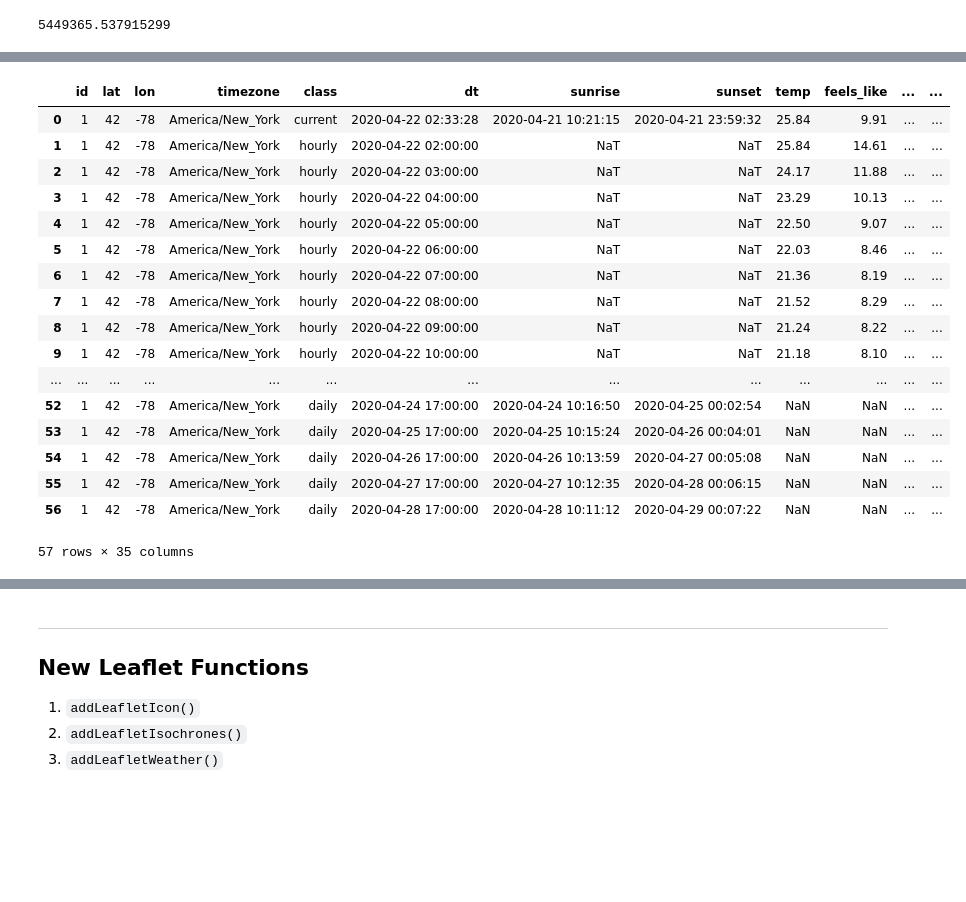
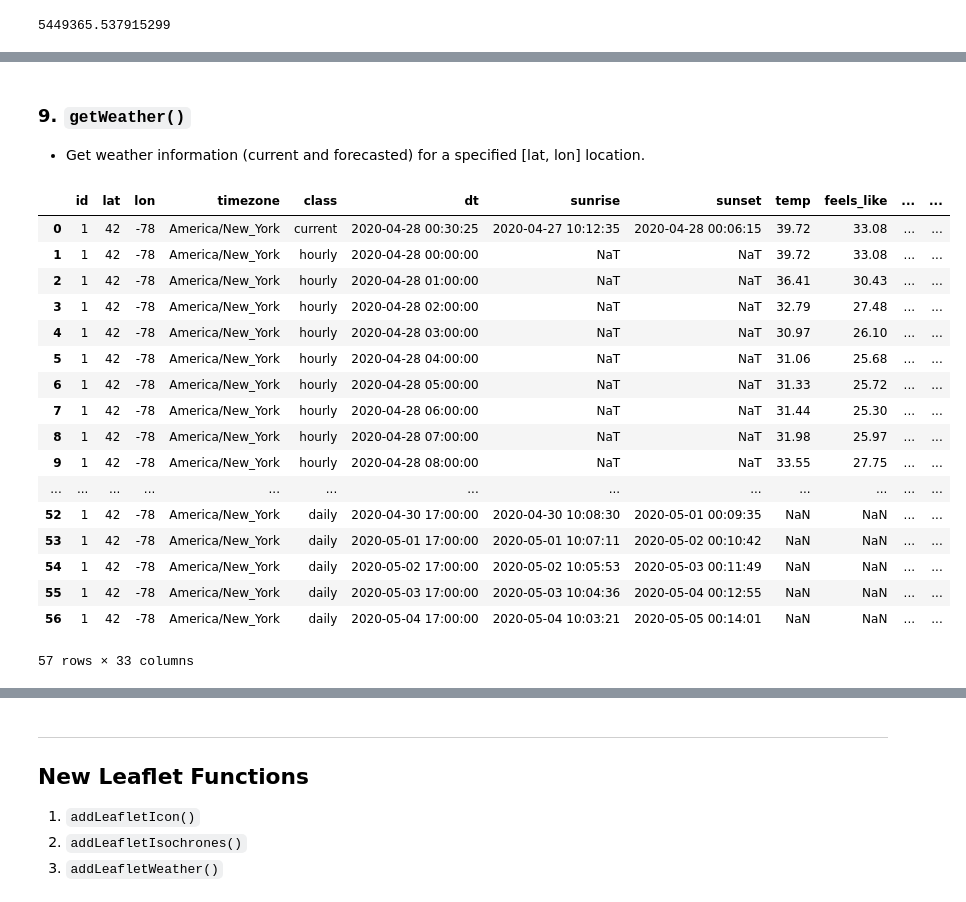
Before and after one commit to optimatorlab/veroviz, a Jupyter notebook: new_in_version_0.4.0.ipynb, the cells around one changed output, grey strips where cells are left out. Saved outputs shown, nothing was run; the diff lists cells and outputs as text; code cells hidden in the pictures; blank space fills up the shorter version.

```diff
--- a/new_in_version_0.4.0.ipynb
+++ b/new_in_version_0.4.0.ipynb
@@ -260,0 +121,4 @@ Name: elevMeters, dtype: int64
+# %%
+# Convert these locations into a `Nodes` dataframe:
+myNodes = vrv.createNodesFromLocs(locs=locs)
+myNodes
@@ -260,0 +132,35 @@ Name: elevMeters, dtype: int64
+# %%
+# A car will start at node 1, visit nodes 2 and 3, and then return to node 1.
+# A truck will follow a route from 1->5->4->1.
+mySolution = {
+    'car': [[1,2], [2,3], [3,1]],
+    'truck': [[1,5], [5,4], [4,1]]
+}
+# %%
+# Define some properties to use when building the `Assignments` dataframe:
+vehicleProperties = {
+    'car':   {'model': 'veroviz/models/car_red.gltf',
+              'color': 'red'},
+    'truck': {'model': 'veroviz/models/ub_truck.gltf',
+              'color': 'blue'}
+}
+# %%
+# Build the assignments dataframe for the 2 vehicle routes.
+# No service times, Euclidean travel:
+myAssignments = vrv.initDataframe('assignments')
+for v in mySolution:
+    endTimeSec = 0.0
+    for arc in mySolution[v]:
+        [myAssignments, endTimeSec] = vrv.addAssignment2D(
+            initAssignments = myAssignments,
+            objectID        = v,
+            modelFile       = vehicleProperties[v]['model'],
+            startLoc        = list(myNodes[myNodes['id'] == arc[0]][['lat', 'lon']].values[0]),
+            endLoc          = list(myNodes[myNodes['id'] == arc[1]][['lat', 'lon']].values[0]),
+            startTimeSec    = endTimeSec,
+            routeType       = 'euclidean2D',
+            speedMPS        = vrv.convertSpeed(25, 'miles', 'hour', 'meters', 'second'),
+            leafletColor    = vehicleProperties[v]['color'],
+            cesiumColor     = vehicleProperties[v]['color'],
+            ganttColor      = vehicleProperties[v]['color'])
+myAssignments
@@ -456,26 +508,29 @@ import os
+# %% [markdown]
+### 9. `getWeather()`
+- Get weather information (current and forecasted) for a specified [lat, lon] location.
 # %%
 # Example 1: A simple example using the minium input arguments.
-myDF = vrv.getWeather(location     = [42, -78],
-                      dataProvider = 'openweather',
-                      dataProviderArgs = {'APIkey': os.environ['OPENWEATHERKEY']})
+myDF = vrv.getWeather(location         = [42, -78],
+                      dataProvider     = 'openweather',
+                      dataProviderArgs = {'APIkey': OPENWEATHER_KEY})
 myDF
 # %% [output]
 |  | id | lat | lon | timezone | class | dt | sunrise | sunset | temp | feels_like | ... | ... |
-| 0 | 1 | 42 | -78 | America/New_York | current | 2020-04-22 02:33:28 | 2020-04-21 10:21:15 | 2020-04-21 23:59:32 | 25.84 | 9.91 | ... | ... |
-| 1 | 1 | 42 | -78 | America/New_York | hourly | 2020-04-22 02:00:00 | NaT | NaT | 25.84 | 14.61 | ... | ... |
-| 2 | 1 | 42 | -78 | America/New_York | hourly | 2020-04-22 03:00:00 | NaT | NaT | 24.17 | 11.88 | ... | ... |
-| 3 | 1 | 42 | -78 | America/New_York | hourly | 2020-04-22 04:00:00 | NaT | NaT | 23.29 | 10.13 | ... | ... |
-| 4 | 1 | 42 | -78 | America/New_York | hourly | 2020-04-22 05:00:00 | NaT | NaT | 22.50 | 9.07 | ... | ... |
-| 5 | 1 | 42 | -78 | America/New_York | hourly | 2020-04-22 06:00:00 | NaT | NaT | 22.03 | 8.46 | ... | ... |
-| 6 | 1 | 42 | -78 | America/New_York | hourly | 2020-04-22 07:00:00 | NaT | NaT | 21.36 | 8.19 | ... | ... |
-| 7 | 1 | 42 | -78 | America/New_York | hourly | 2020-04-22 08:00:00 | NaT | NaT | 21.52 | 8.29 | ... | ... |
-| 8 | 1 | 42 | -78 | America/New_York | hourly | 2020-04-22 09:00:00 | NaT | NaT | 21.24 | 8.22 | ... | ... |
-| 9 | 1 | 42 | -78 | America/New_York | hourly | 2020-04-22 10:00:00 | NaT | NaT | 21.18 | 8.10 | ... | ... |
+| 0 | 1 | 42 | -78 | America/New_York | current | 2020-04-28 00:30:25 | 2020-04-27 10:12:35 | 2020-04-28 00:06:15 | 39.72 | 33.08 | ... | ... |
+| 1 | 1 | 42 | -78 | America/New_York | hourly | 2020-04-28 00:00:00 | NaT | NaT | 39.72 | 33.08 | ... | ... |
+| 2 | 1 | 42 | -78 | America/New_York | hourly | 2020-04-28 01:00:00 | NaT | NaT | 36.41 | 30.43 | ... | ... |
+| 3 | 1 | 42 | -78 | America/New_York | hourly | 2020-04-28 02:00:00 | NaT | NaT | 32.79 | 27.48 | ... | ... |
+| 4 | 1 | 42 | -78 | America/New_York | hourly | 2020-04-28 03:00:00 | NaT | NaT | 30.97 | 26.10 | ... | ... |
+| 5 | 1 | 42 | -78 | America/New_York | hourly | 2020-04-28 04:00:00 | NaT | NaT | 31.06 | 25.68 | ... | ... |
+| 6 | 1 | 42 | -78 | America/New_York | hourly | 2020-04-28 05:00:00 | NaT | NaT | 31.33 | 25.72 | ... | ... |
+| 7 | 1 | 42 | -78 | America/New_York | hourly | 2020-04-28 06:00:00 | NaT | NaT | 31.44 | 25.30 | ... | ... |
+| 8 | 1 | 42 | -78 | America/New_York | hourly | 2020-04-28 07:00:00 | NaT | NaT | 31.98 | 25.97 | ... | ... |
+| 9 | 1 | 42 | -78 | America/New_York | hourly | 2020-04-28 08:00:00 | NaT | NaT | 33.55 | 27.75 | ... | ... |
 | ... | ... | ... | ... | ... | ... | ... | ... | ... | ... | ... | ... | ... |
-| 52 | 1 | 42 | -78 | America/New_York | daily | 2020-04-24 17:00:00 | 2020-04-24 10:16:50 | 2020-04-25 00:02:54 | NaN | NaN | ... | ... |
-| 53 | 1 | 42 | -78 | America/New_York | daily | 2020-04-25 17:00:00 | 2020-04-25 10:15:24 | 2020-04-26 00:04:01 | NaN | NaN | ... | ... |
-| 54 | 1 | 42 | -78 | America/New_York | daily | 2020-04-26 17:00:00 | 2020-04-26 10:13:59 | 2020-04-27 00:05:08 | NaN | NaN | ... | ... |
-| 55 | 1 | 42 | -78 | America/New_York | daily | 2020-04-27 17:00:00 | 2020-04-27 10:12:35 | 2020-04-28 00:06:15 | NaN | NaN | ... | ... |
-| 56 | 1 | 42 | -78 | America/New_York | daily | 2020-04-28 17:00:00 | 2020-04-28 10:11:12 | 2020-04-29 00:07:22 | NaN | NaN | ... | ... |
+| 52 | 1 | 42 | -78 | America/New_York | daily | 2020-04-30 17:00:00 | 2020-04-30 10:08:30 | 2020-05-01 00:09:35 | NaN | NaN | ... | ... |
+| 53 | 1 | 42 | -78 | America/New_York | daily | 2020-05-01 17:00:00 | 2020-05-01 10:07:11 | 2020-05-02 00:10:42 | NaN | NaN | ... | ... |
+| 54 | 1 | 42 | -78 | America/New_York | daily | 2020-05-02 17:00:00 | 2020-05-02 10:05:53 | 2020-05-03 00:11:49 | NaN | NaN | ... | ... |
+| 55 | 1 | 42 | -78 | America/New_York | daily | 2020-05-03 17:00:00 | 2020-05-03 10:04:36 | 2020-05-04 00:12:55 | NaN | NaN | ... | ... |
+| 56 | 1 | 42 | -78 | America/New_York | daily | 2020-05-04 17:00:00 | 2020-05-04 10:03:21 | 2020-05-05 00:14:01 | NaN | NaN | ... | ... |
-57 rows × 35 columns
+57 rows × 33 columns
 # %%
```
Also changed, not shown: parts of 79 cells of this notebook, 33 other files.
